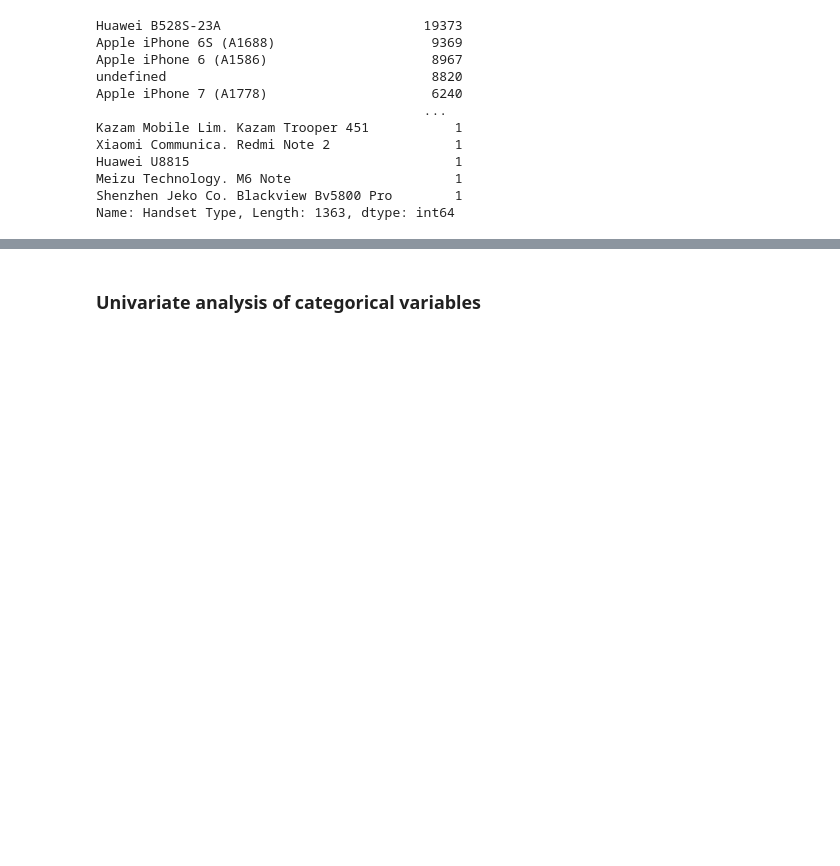
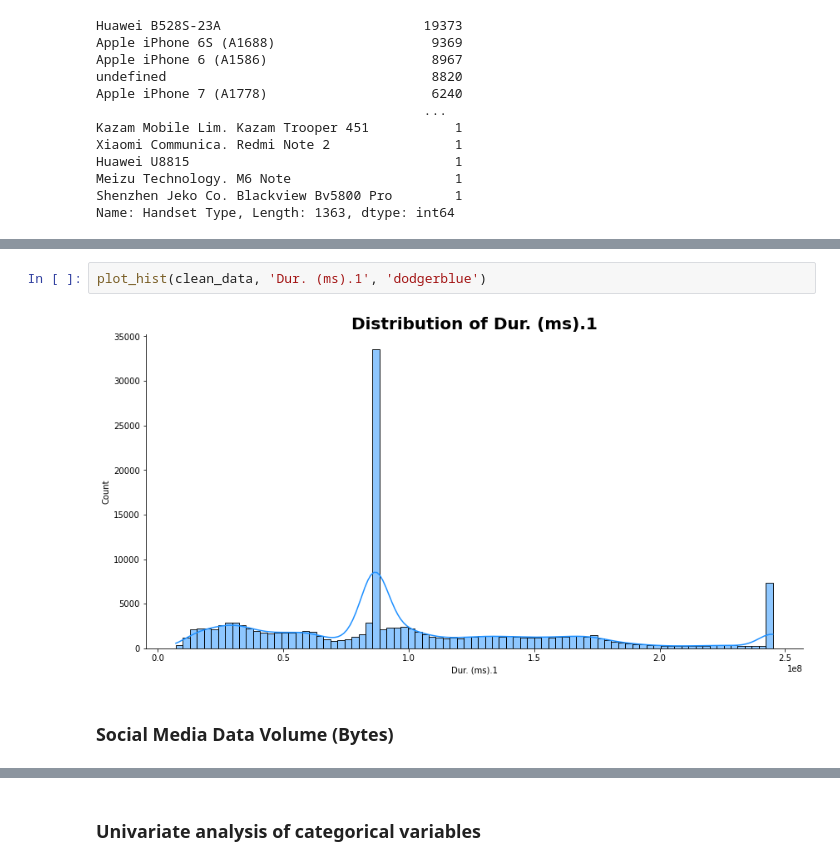
Before and after one commit to gezish/TellCo-UserDataAnalytics, a Jupyter notebook: notebooks/user_overview_analysis.ipynb, the cells around one changed output, grey strips where cells are left out. Drawn from its saved outputs; the diff is of its cells as text; blank space fills up the shorter version.

```diff
--- a/notebooks/user_overview_analysis.ipynb
+++ b/notebooks/user_overview_analysis.ipynb
@@ -114,0 +168,6 @@ plotly_plot_pie(clean_data, 'Handset Type', 4000)
+# %%
+plot_hist(clean_data, 'Dur. (ms).1', 'dodgerblue')
+# %% [output]
+[figure, added]
+# %% [markdown]
+### Social Media Data Volume (Bytes)
```
Also changed, not shown: parts of 30 cells of this notebook.
